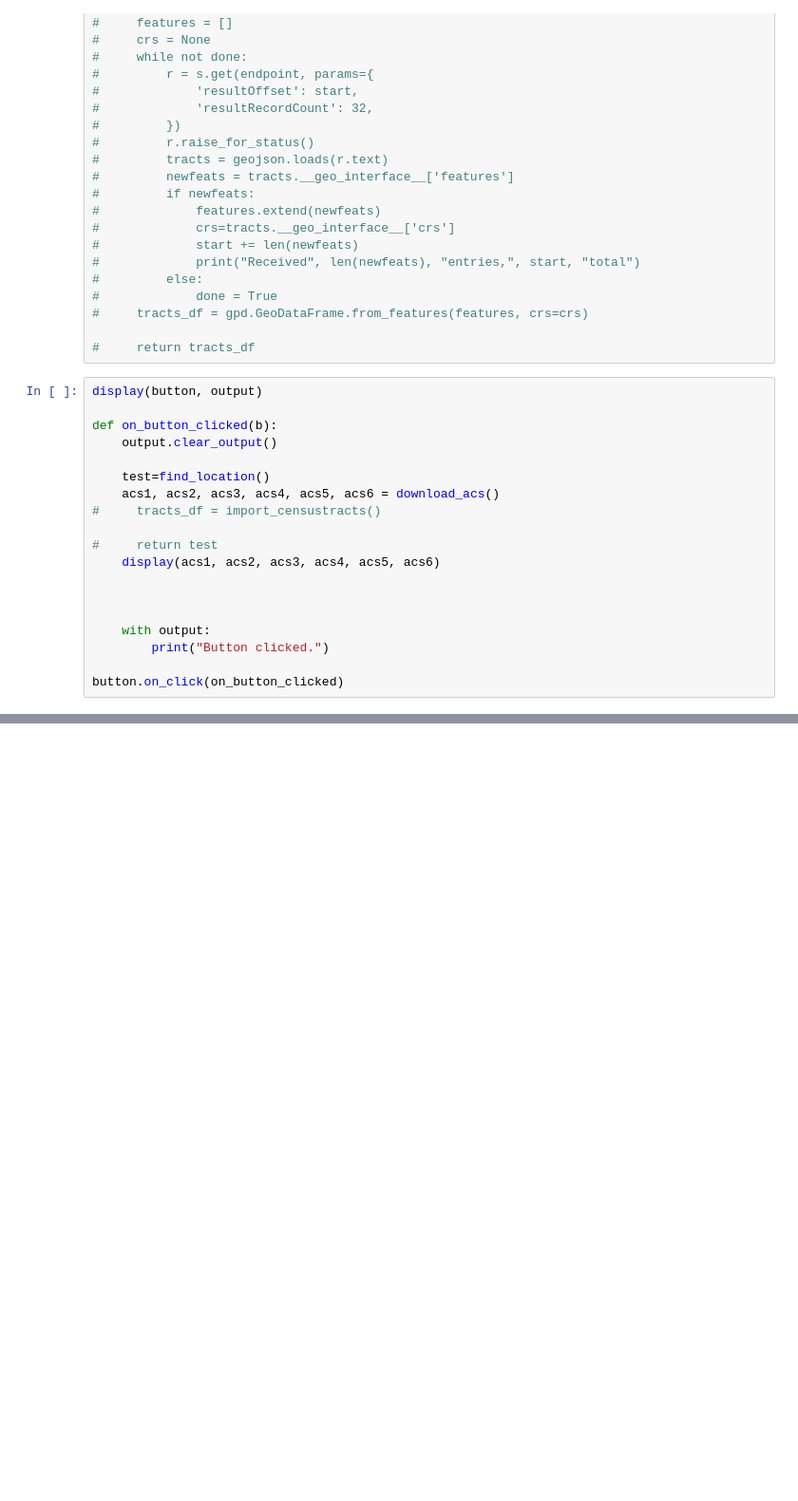
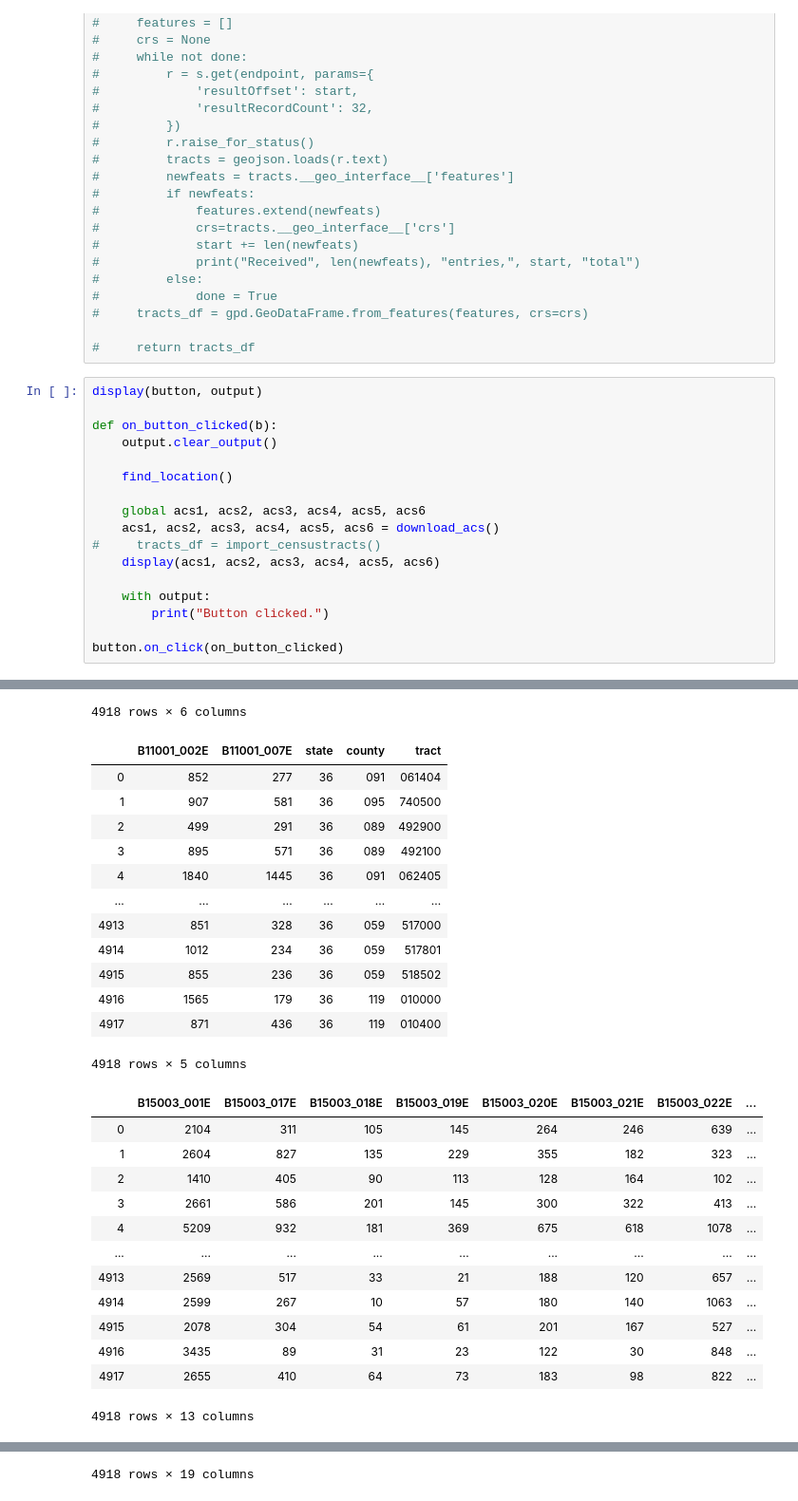
Before and after one commit to tolaoniyangi/capstone, a Jupyter notebook: testing button.ipynb, the cells around one changed output, grey strips where cells are left out. Shown at 95% size. Drawn from its saved outputs; the diff is of its cells as text; blank space fills up the shorter version.

```diff
--- a/testing button.ipynb
+++ b/testing button.ipynb
@@ -155,14 +155,12 @@ display(button, output)
 def on_button_clicked(b):
     output.clear_output()
 
-    test=find_location()
+    find_location()
+
+    global acs1, acs2, acs3, acs4, acs5, acs6
     acs1, acs2, acs3, acs4, acs5, acs6 = download_acs()
 #     tracts_df = import_censustracts()
-
-#     return test
     display(acs1, acs2, acs3, acs4, acs5, acs6)
-
-
 
     with output:
         print("Button clicked.")
@@ -173,0 +184,27 @@ button.on_click(on_button_clicked)
+4918 rows × 6 columns
+|  | B11001_002E | B11001_007E | state | county | tract |
+| 0 | 852 | 277 | 36 | 091 | 061404 |
+| 1 | 907 | 581 | 36 | 095 | 740500 |
+| 2 | 499 | 291 | 36 | 089 | 492900 |
+| 3 | 895 | 571 | 36 | 089 | 492100 |
+| 4 | 1840 | 1445 | 36 | 091 | 062405 |
+| ... | ... | ... | ... | ... | ... |
+| 4913 | 851 | 328 | 36 | 059 | 517000 |
+| 4914 | 1012 | 234 | 36 | 059 | 517801 |
+| 4915 | 855 | 236 | 36 | 059 | 518502 |
+| 4916 | 1565 | 179 | 36 | 119 | 010000 |
+| 4917 | 871 | 436 | 36 | 119 | 010400 |
+4918 rows × 5 columns
+|  | B15003_001E | B15003_017E | B15003_018E | B15003_019E | B15003_020E | B15003_021E | B15003_022E | ... |
+| 0 | 2104 | 311 | 105 | 145 | 264 | 246 | 639 | ... |
+| 1 | 2604 | 827 | 135 | 229 | 355 | 182 | 323 | ... |
+| 2 | 1410 | 405 | 90 | 113 | 128 | 164 | 102 | ... |
+| 3 | 2661 | 586 | 201 | 145 | 300 | 322 | 413 | ... |
+| 4 | 5209 | 932 | 181 | 369 | 675 | 618 | 1078 | ... |
+| ... | ... | ... | ... | ... | ... | ... | ... | ... |
+| 4913 | 2569 | 517 | 33 | 21 | 188 | 120 | 657 | ... |
+| 4914 | 2599 | 267 | 10 | 57 | 180 | 140 | 1063 | ... |
+| 4915 | 2078 | 304 | 54 | 61 | 201 | 167 | 527 | ... |
+| 4916 | 3435 | 89 | 31 | 23 | 122 | 30 | 848 | ... |
+| 4917 | 2655 | 410 | 64 | 73 | 183 | 98 | 822 | ... |
+4918 rows × 13 columns
@@ -173,0 +223 @@ button.on_click(on_button_clicked)
+4918 rows × 19 columns
```
Also changed, not shown: parts of 5 cells of this notebook, 3 other files.
